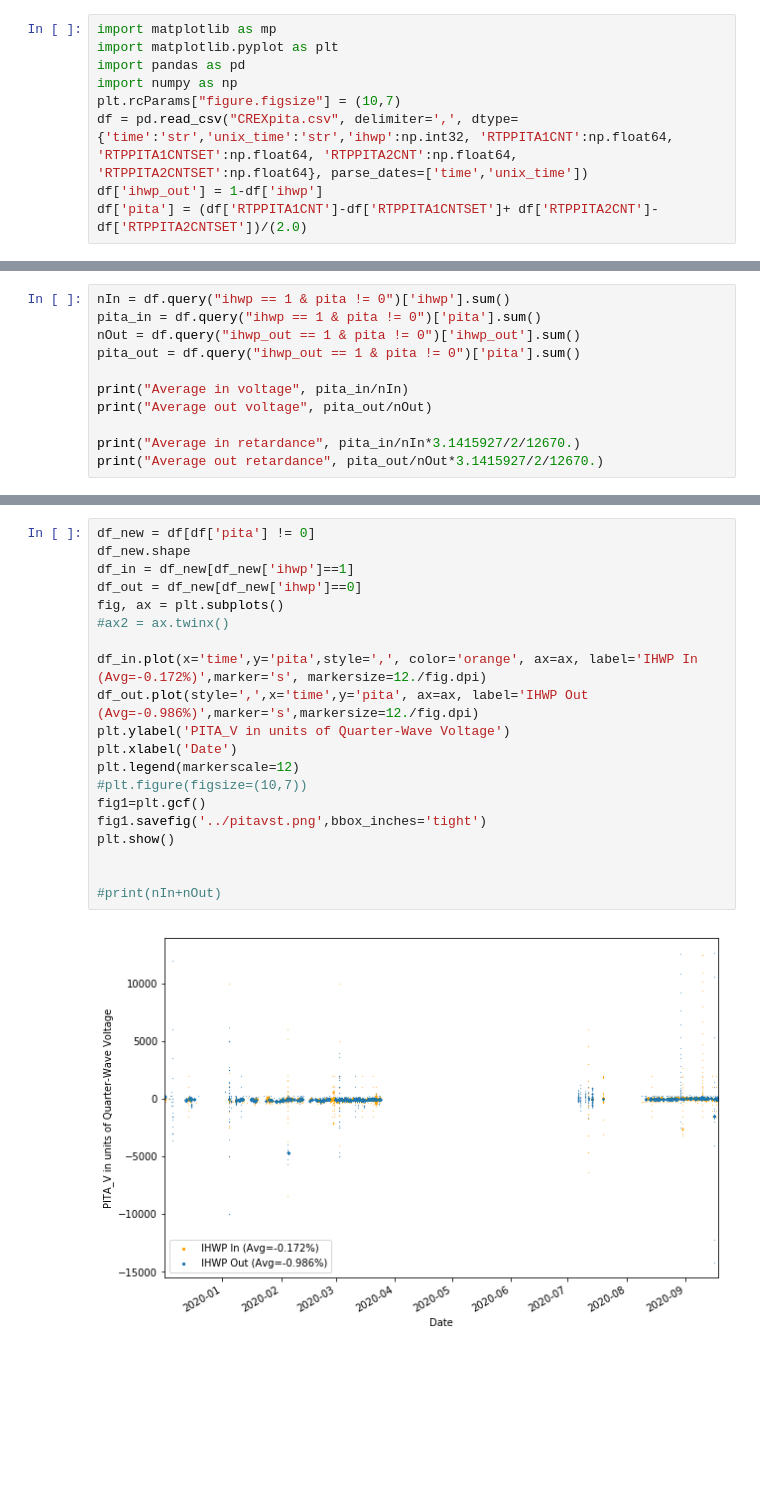
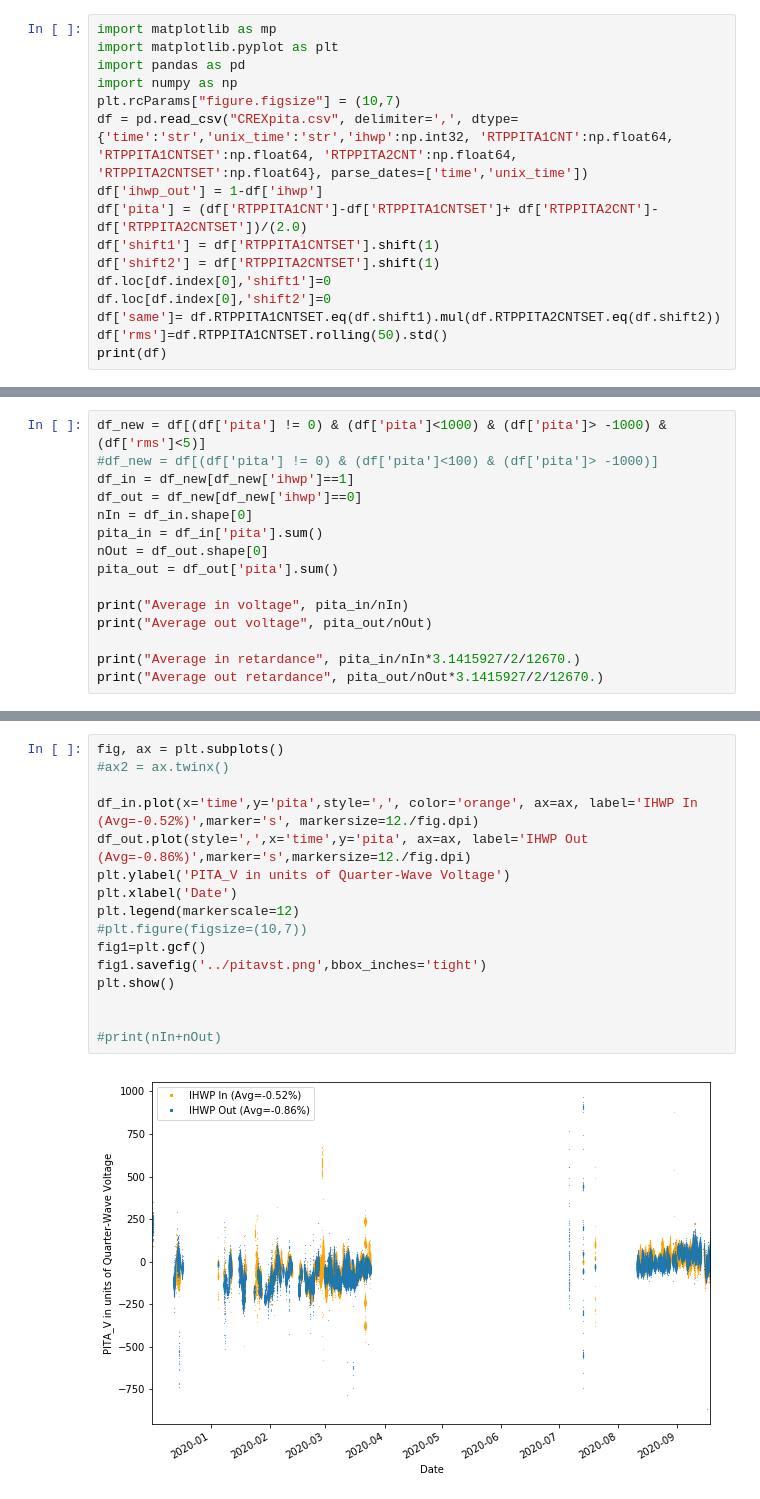
Before and after one commit to jonesdc76/MollerPolarimetry, a Jupyter notebook: macros/CREX_PITA_retardance.ipynb, the cells around one changed output, grey strips where cells are left out. Drawn from its saved outputs; the diff is of its cells as text; blank space fills up the shorter version.

Commit message:
CREX pita notebook

```diff
--- a/macros/CREX_PITA_retardance.ipynb
+++ b/macros/CREX_PITA_retardance.ipynb
@@ -7,3 +7,10 @@ plt.rcParams["figure.figsize"] = (10,7)
 df = pd.read_csv("CREXpita.csv", delimiter=',', dtype={'time':'str','unix_time':'str','ihwp':np.int32, 'RTPPITA1CNT':np.float64, 'RTPPITA1CNTSET':np.float64, 'RTPPITA2CNT':np.float64, 'RTPPITA2CNTSET':np.float64}, parse_dates=['time','unix_time'])
 df['ihwp_out'] = 1-df['ihwp']
 df['pita'] = (df['RTPPITA1CNT']-df['RTPPITA1CNTSET']+ df['RTPPITA2CNT']-df['RTPPITA2CNTSET'])/(2.0)
+df['shift1'] = df['RTPPITA1CNTSET'].shift(1)
+df['shift2'] = df['RTPPITA2CNTSET'].shift(1)
+df.loc[df.index[0],'shift1']=0
+df.loc[df.index[0],'shift2']=0
+df['same']= df.RTPPITA1CNTSET.eq(df.shift1).mul(df.RTPPITA2CNTSET.eq(df.shift2))
+df['rms']=df.RTPPITA1CNTSET.rolling(50).std()
+print(df)
@@ -10,8 +35,12 @@ df['pita'] = (df['RTPPITA1CNT']-df['RTPPITA1CNTSET']+ df['RTPPITA2CNT']-df['RTPP
 # %%
-nIn = df.query("ihwp == 1 & pita != 0")['ihwp'].sum()
-pita_in = df.query("ihwp == 1 & pita != 0")['pita'].sum()
-nOut = df.query("ihwp_out == 1 & pita != 0")['ihwp_out'].sum()
-pita_out = df.query("ihwp_out == 1 & pita != 0")['pita'].sum()
+df_new = df[(df['pita'] != 0) & (df['pita']<1000) & (df['pita']> -1000) & (df['rms']<5)]
+#df_new = df[(df['pita'] != 0) & (df['pita']<100) & (df['pita']> -1000)]
+df_in = df_new[df_new['ihwp']==1]
+df_out = df_new[df_new['ihwp']==0]
+nIn = df_in.shape[0]
+pita_in = df_in['pita'].sum()
+nOut = df_out.shape[0]
+pita_out = df_out['pita'].sum()
 
 print("Average in voltage", pita_in/nIn)
 print("Average out voltage", pita_out/nOut)
@@ -26,22 +55,18 @@ Average out retardance -0.008576253969054069
 # %%
-df_new = df[df['pita'] != 0]
-df_new.shape
-df_in = df_new[df_new['ihwp']==1]
-df_out = df_new[df_new['ihwp']==0]
 fig, ax = plt.subplots()
 #ax2 = ax.twinx()
 
-df_in.plot(x='time',y='pita',style=',', color='orange', ax=ax, label='IHWP In (Avg=-0.172%)',marker='s', markersize=12./fig.dpi)
-df_out.plot(style=',',x='time',y='pita', ax=ax, label='IHWP Out (Avg=-0.986%)',marker='s',markersize=12./fig.dpi)
+df_in.plot(x='time',y='pita',style=',', color='orange', ax=ax, label='IHWP In (Avg=-0.52%)',marker='s', markersize=12./fig.dpi)
+df_out.plot(style=',',x='time',y='pita', ax=ax, label='IHWP Out (Avg=-0.86%)',marker='s',markersize=12./fig.dpi)
 plt.ylabel('PITA_V in units of Quarter-Wave Voltage')
 plt.xlabel('Date')
 plt.legend(markerscale=12)
 #plt.figure(figsize=(10,7))
 fig1=plt.gcf()
 fig1.savefig('../pitavst.png',bbox_inches='tight')
 plt.show()
 
 
 #print(nIn+nOut)
 # %% [output]
-[figure, old version]
+[figure, new version]
```
Also changed, not shown: parts of 4 cells of this notebook, 1 other file.
